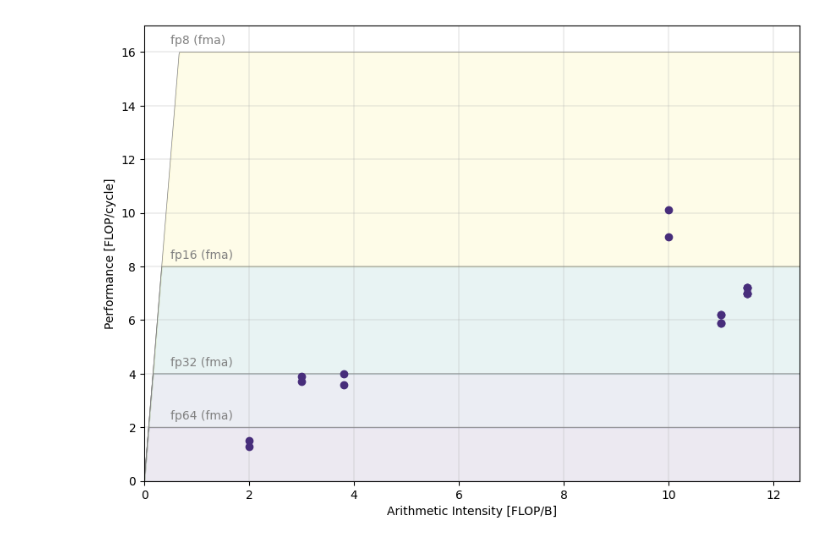
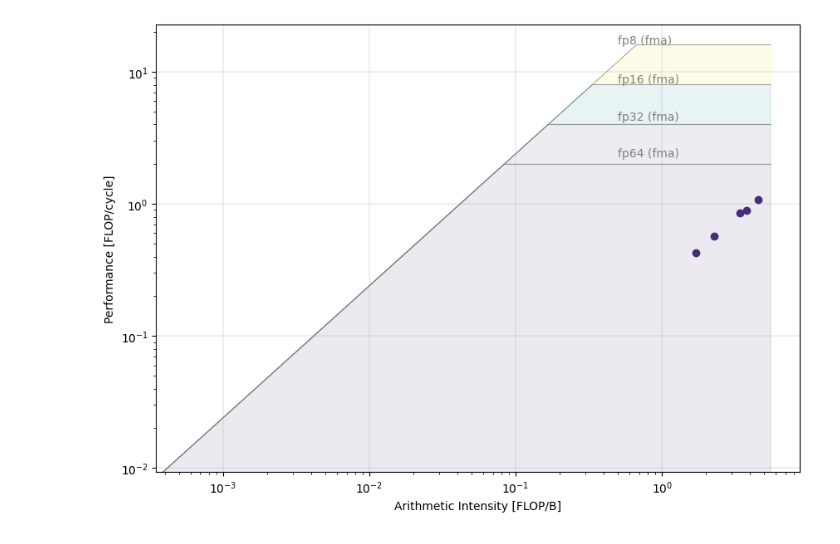
Before and after one commit to nazavode/riscv-backend-paper-plots, a Jupyter notebook: roofline.ipynb, the cells around one changed output. Drawn from its saved outputs; the diff is of its cells as text; code cells hidden in the pictures.

```diff
--- a/roofline.ipynb
+++ b/roofline.ipynb
@@ -5,12 +5,9 @@ import numpy as np
 import matplotlib
 import matplotlib.pyplot as plt
 
-with open('data.csv') as f:
-    benchmarks = pd.read_csv(f, sep=",", skipinitialspace=True)
+with open("data.csv") as f:
+    df = pd.read_csv(f, sep=",", skipinitialspace=True)
 
-###
-
-# Machine
 cluster_tcdm_banks = 32  # Number of TCDM banks per cluster
 cc_n_streams = 3  # Number of streams available for a core complex
 tcdm_transaction_size = 8  # TCDM transaction transfer size (B)
@@ -27,6 +24,12 @@ cc_attainable_bandwidth = (
 # whose size is smaller than tcdm_transaction_size, transacted data is
 # going to be wasted.
 # FIXME: take data type transacted by additional FPUs into account
+
+nloads = df["fpss_loads"] + df["snitch_loads"]
+df["intensity"] = df["fpss_fpu_issues"] / (nloads * tcdm_transaction_size)
+df["performance"] = df["fpss_fpu_issues"] / df["cycles"]
+
+peak_bandwidth = cc_n_streams * tcdm_transaction_size  # B/cycle
 
 # For each data type: Theoretical peak performance (FLOP/cycle)
 dtypes = {
@@ -47,12 +50,15 @@ color = {
 
 fig, ax = plt.subplots(figsize=(10, 7))
 
+ax.set_xscale("log")
+ax.set_yscale("log")
+
 # Set the range for both axes
-plt.xlim(0, benchmarks["operational_intensity"].max() + 1)
-plt.ylim(0, max(dtypes.values()) + 1)
+# plt.xlim(0, benchmarks["operational_intensity"].max() + 1)
+# plt.ylim(0, max(dtypes.values()) + 1)
 
 # Calculate the roofline boundaries
-x = np.linspace(0, benchmarks["operational_intensity"].max() + 1, 1000)
+x = np.linspace(0, df["intensity"].max() + 1, 10000)
 y = {
     dtype: np.minimum(x * cc_attainable_bandwidth, peak_performance)
     for dtype, peak_performance in dtypes.items()
@@ -68,34 +74,34 @@ plt.text(0.5, dtypes["fp32"] + 0.3, "fp32 (fma)", color="grey", fontsize=10)
 plt.text(0.5, dtypes["fp16"] + 0.3, "fp16 (fma)", color="grey", fontsize=10)
 plt.text(0.5, dtypes["fp8"] + 0.3, "fp8 (fma)", color="grey", fontsize=10)
 
 # Fill the areas between the rooflines with different colors
 plt.fill_between(x, 0, y["fp64"], color=color["fp64"], alpha=0.1)
 plt.fill_between(x, y["fp64"], y["fp32"], color=color["fp32"], alpha=0.1)
 plt.fill_between(x, y["fp32"], y["fp16"], color=color["fp16"], alpha=0.1)
 plt.fill_between(x, y["fp16"], y["fp8"], color=color["fp8"], alpha=0.1)
 
 # Plot the benchmarks
-for _, row in benchmarks.iterrows():
+for _, row in df.iterrows():
     plt.plot(
-        row["operational_intensity"], row["performance"], "o", color=color[row["dtype"]]
+        row["intensity"], row["performance"], "o", color=color[row["dtype"]]
     )
 
 # Set logarithmic scale for both axes
-# plt.xscale("log")
+# plt.set_xscale("log")
 # plt.yscale("log")
 
 # Add labels and titles
 plt.xlabel("Arithmetic Intensity [FLOP/B]")
 plt.ylabel("Performance [FLOP/cycle]")
 # plt.title("Roofline Plot")
 
 # # Add legend
 # plt.legend([benchmark[0] for benchmark in benchmarks])
 
 # Show the plot
 plt.grid(True, linewidth=0.3)
 plt.savefig("images/roofline.png")
 plt.savefig("images/roofline.pdf")
 plt.show()
 # %% [output]
-[figure, old version]
+[figure, new version]
```
Also changed, not shown: 7 other files.
